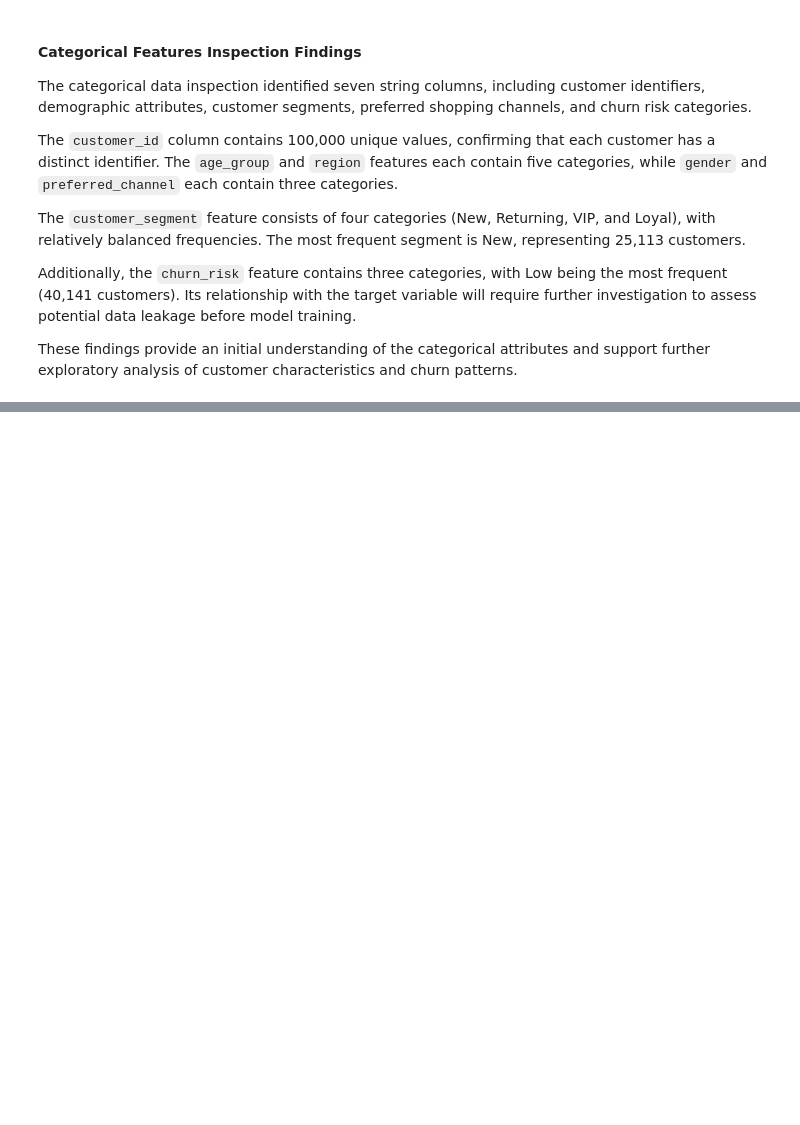
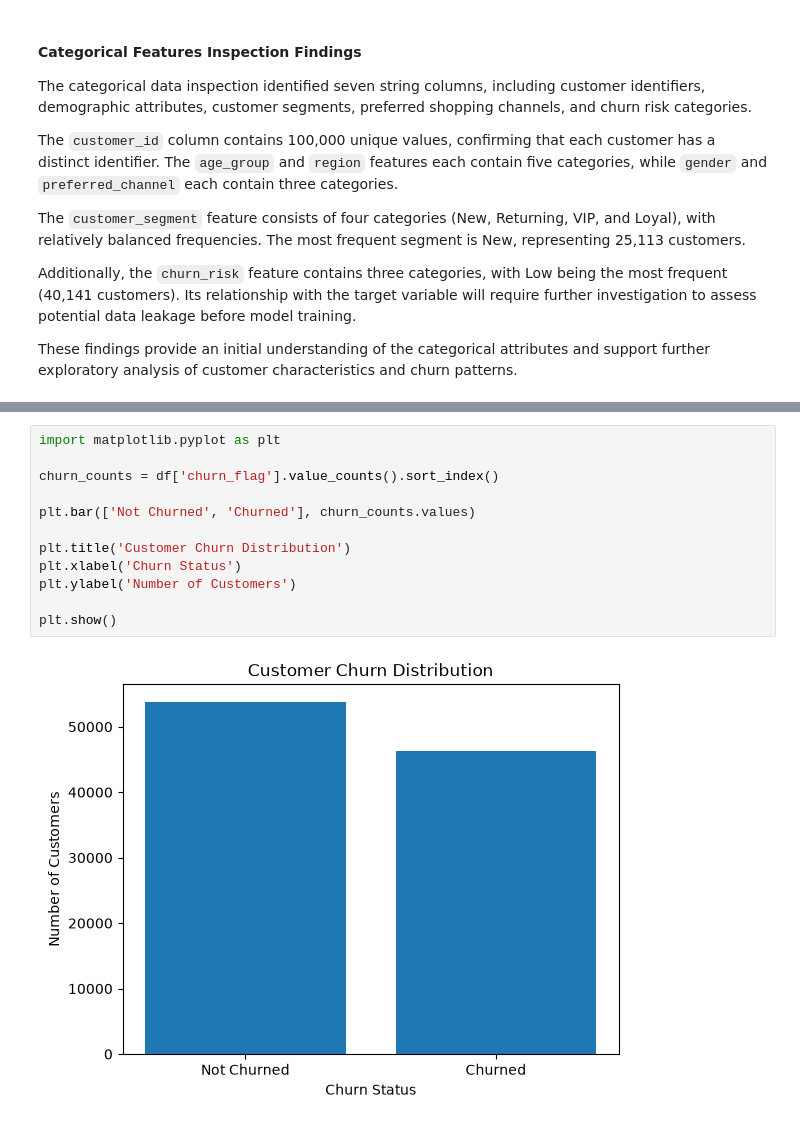
Before and after one commit to jooryA/SWE485-Project-Group6, a Jupyter notebook: Phase1_Data_Exploration.ipynb, the cells around one changed output, grey strips where cells are left out. Saved outputs shown, nothing was run; the diff lists cells and outputs as text; blank space fills up the shorter version.

```diff
--- a/Phase1_Data_Exploration.ipynb
+++ b/Phase1_Data_Exploration.ipynb
@@ -159,0 +178,14 @@ These findings provide an initial understanding of the categorical attributes an
+# %%
+import matplotlib.pyplot as plt
+
+churn_counts = df['churn_flag'].value_counts().sort_index()
+
+plt.bar(['Not Churned', 'Churned'], churn_counts.values)
+
+plt.title('Customer Churn Distribution')
+plt.xlabel('Churn Status')
+plt.ylabel('Number of Customers')
+
+plt.show()
+# %% [output]
+[figure, added]
```
Also changed, not shown: parts of 39 cells of this notebook.
